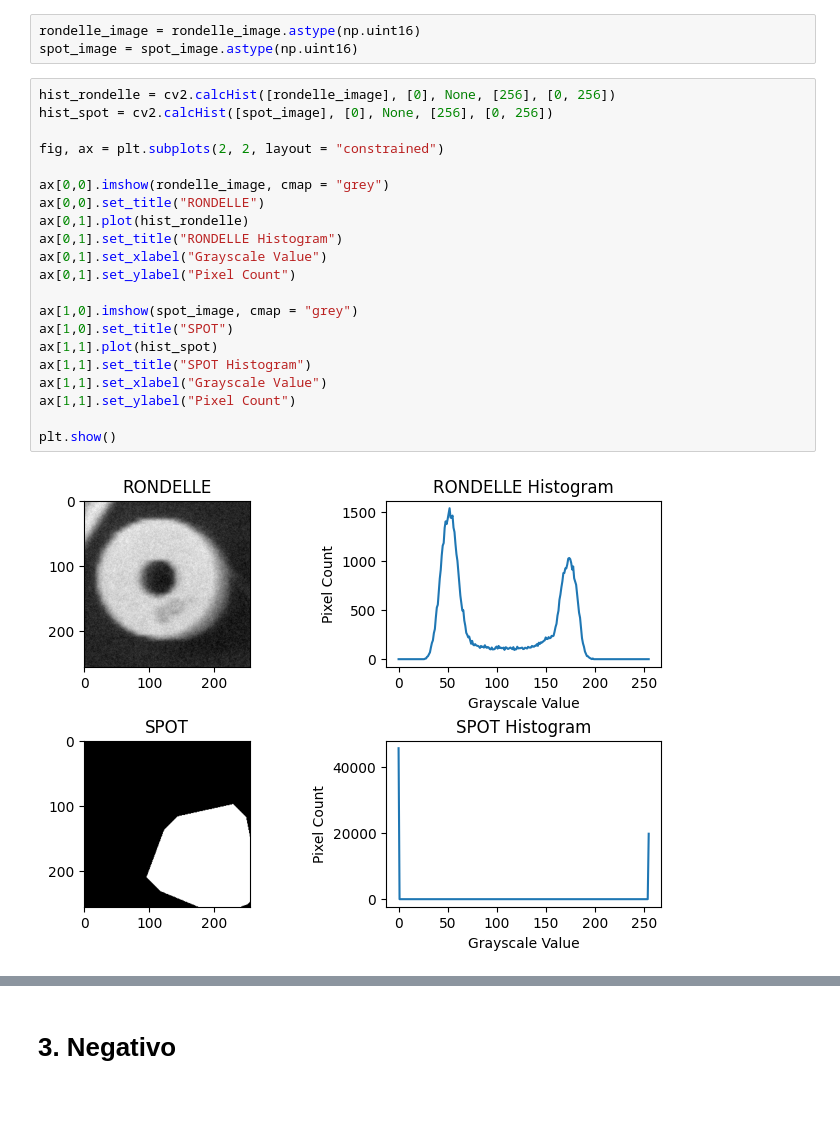
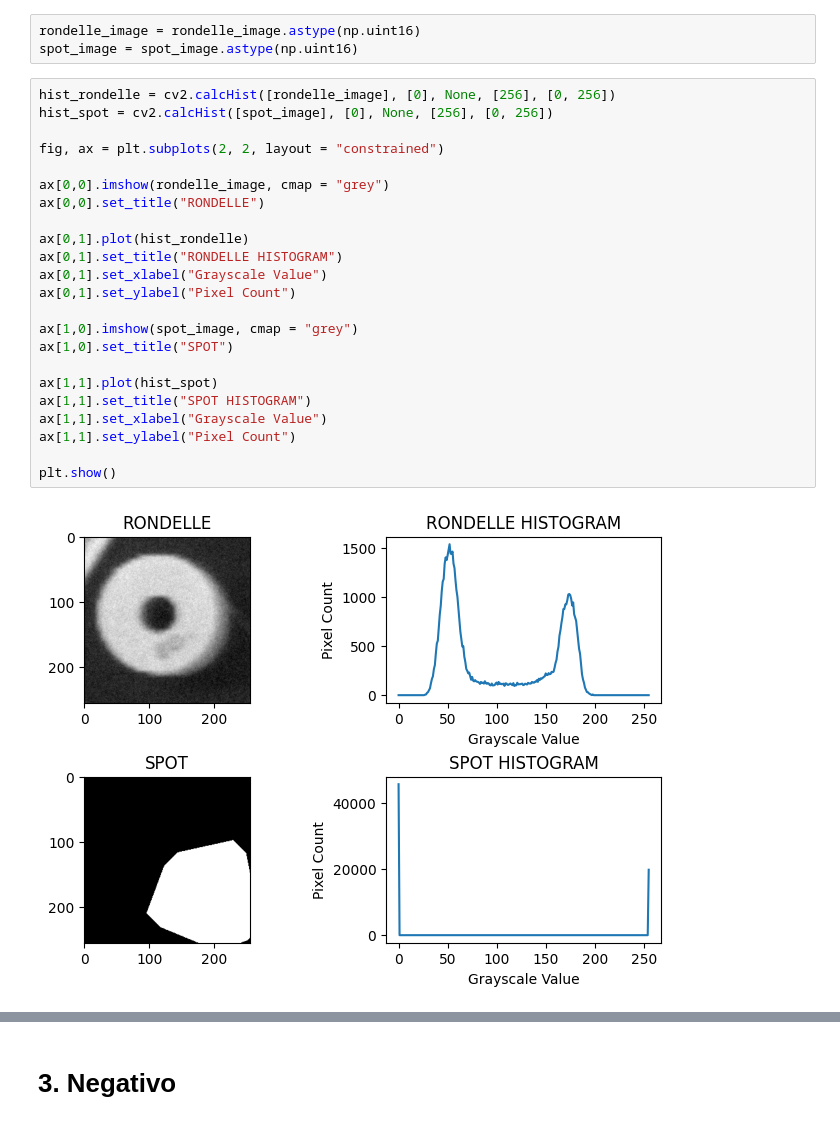
Before and after one commit to ISIS-4825-Assignments/Assignment-1, a Jupyter notebook: src/workshop_1.ipynb, the cells around one changed output, grey strips where cells are left out. Cells and saved outputs as stored; diff of their text form.

```diff
--- a/src/workshop_1.ipynb
+++ b/src/workshop_1.ipynb
@@ -63,26 +67,28 @@ spot_image = spot_image.astype(np.uint16)
 # %%
 hist_rondelle = cv2.calcHist([rondelle_image], [0], None, [256], [0, 256])
 hist_spot = cv2.calcHist([spot_image], [0], None, [256], [0, 256])
 
 fig, ax = plt.subplots(2, 2, layout = "constrained")
 
 ax[0,0].imshow(rondelle_image, cmap = "grey")
 ax[0,0].set_title("RONDELLE")
+
 ax[0,1].plot(hist_rondelle)
-ax[0,1].set_title("RONDELLE Histogram")
+ax[0,1].set_title("RONDELLE HISTOGRAM")
 ax[0,1].set_xlabel("Grayscale Value")
 ax[0,1].set_ylabel("Pixel Count")
 
 ax[1,0].imshow(spot_image, cmap = "grey")
 ax[1,0].set_title("SPOT")
+
 ax[1,1].plot(hist_spot)
-ax[1,1].set_title("SPOT Histogram")
+ax[1,1].set_title("SPOT HISTOGRAM")
 ax[1,1].set_xlabel("Grayscale Value")
 ax[1,1].set_ylabel("Pixel Count")
 
 plt.show()
 # %% [output]
-[figure, old version]
+[figure, new version]
 # %%
 rondelle_plus_spot = cv2.add(rondelle_image, spot_image)
 
```
Also changed, not shown: parts of 22 cells of this notebook, 1 other file.
